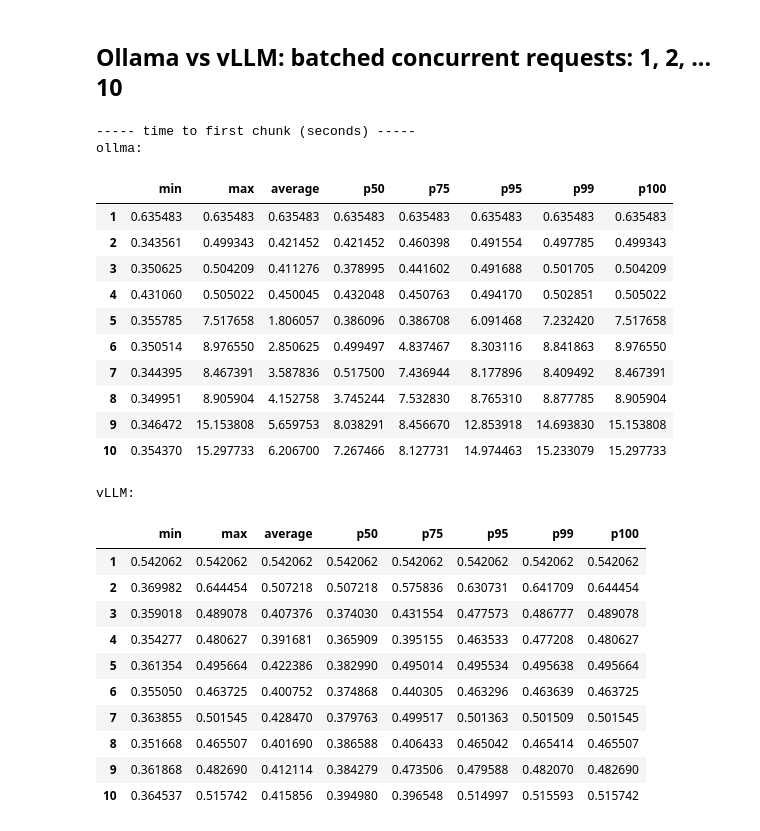
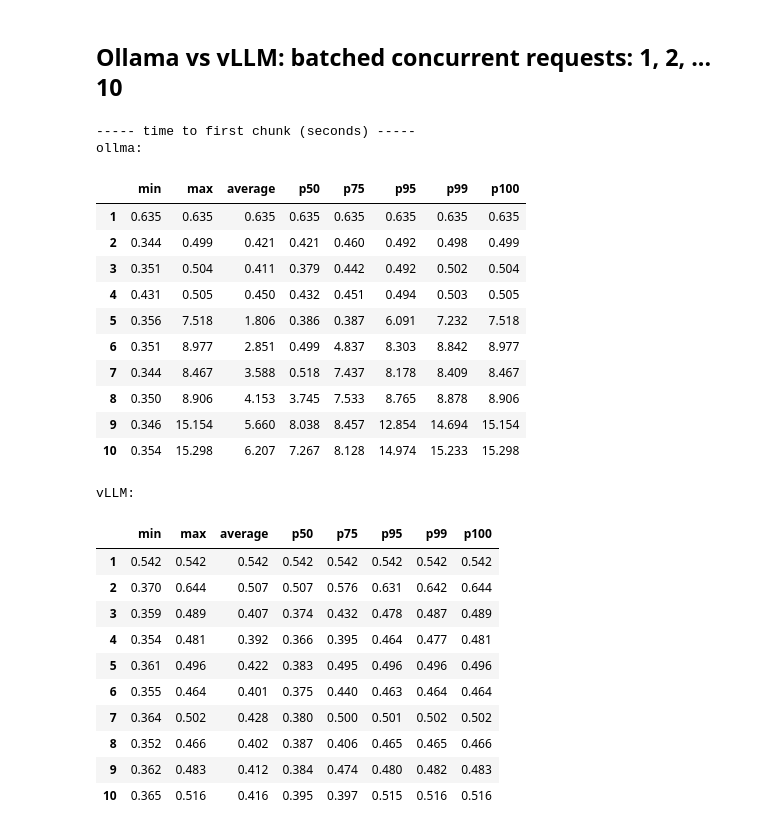
Before and after one commit to biraj-outspeed/ollama-vs-vllm, a Jupyter notebook: data/analysis.ipynb, the cells around one changed output. Drawn from its saved outputs; the diff is of its cells as text; code cells hidden in the pictures.

Commit message:
fix(analysis): round batched concurrency data

```diff
--- a/data/analysis.ipynb
+++ b/data/analysis.ipynb
@@ -182,35 +182,37 @@ def batched_json_to_df(file_path: str, field: str) -> pd.DataFrame:
 # %%
 print("----- time to first chunk (seconds) -----")
 print("ollma:")
-display(batched_json_to_df("./ollama/batched-concurrent-1-10-same-prompt-warm/stats.json", "timeToFirstChunk") / 1_000)
+ollama = (batched_json_to_df("./ollama/batched-concurrent-1-10-same-prompt-warm/stats.json", "timeToFirstChunk") / 1_000).round(3)
+display(ollama)
 print("vLLM:")
-display(batched_json_to_df("./vllm/batched-concurrent-1-10-same-prompt-warm/stats.json", "timeToFirstChunk") / 1_000)
+vllm = (batched_json_to_df("./vllm/batched-concurrent-1-10-same-prompt-warm/stats.json", "timeToFirstChunk") / 1_000).round(3)
+display
 # %% [output]
 ----- time to first chunk (seconds) -----
 ollma:
 |  | min | max | average | p50 | p75 | p95 | p99 | p100 |
-| 1 | 0.635483 | 0.635483 | 0.635483 | 0.635483 | 0.635483 | 0.635483 | 0.635483 | 0.635483 |
-| 2 | 0.343561 | 0.499343 | 0.421452 | 0.421452 | 0.460398 | 0.491554 | 0.497785 | 0.499343 |
-| 3 | 0.350625 | 0.504209 | 0.411276 | 0.378995 | 0.441602 | 0.491688 | 0.501705 | 0.504209 |
-| 4 | 0.431060 | 0.505022 | 0.450045 | 0.432048 | 0.450763 | 0.494170 | 0.502851 | 0.505022 |
-| 5 | 0.355785 | 7.517658 | 1.806057 | 0.386096 | 0.386708 | 6.091468 | 7.232420 | 7.517658 |
-| 6 | 0.350514 | 8.976550 | 2.850625 | 0.499497 | 4.837467 | 8.303116 | 8.841863 | 8.976550 |
-| 7 | 0.344395 | 8.467391 | 3.587836 | 0.517500 | 7.436944 | 8.177896 | 8.409492 | 8.467391 |
-| 8 | 0.349951 | 8.905904 | 4.152758 | 3.745244 | 7.532830 | 8.765310 | 8.877785 | 8.905904 |
-| 9 | 0.346472 | 15.153808 | 5.659753 | 8.038291 | 8.456670 | 12.853918 | 14.693830 | 15.153808 |
-| 10 | 0.354370 | 15.297733 | 6.206700 | 7.267466 | 8.127731 | 14.974463 | 15.233079 | 15.297733 |
+| 1 | 0.635 | 0.635 | 0.635 | 0.635 | 0.635 | 0.635 | 0.635 | 0.635 |
+| 2 | 0.344 | 0.499 | 0.421 | 0.421 | 0.460 | 0.492 | 0.498 | 0.499 |
+| 3 | 0.351 | 0.504 | 0.411 | 0.379 | 0.442 | 0.492 | 0.502 | 0.504 |
+| 4 | 0.431 | 0.505 | 0.450 | 0.432 | 0.451 | 0.494 | 0.503 | 0.505 |
+| 5 | 0.356 | 7.518 | 1.806 | 0.386 | 0.387 | 6.091 | 7.232 | 7.518 |
+| 6 | 0.351 | 8.977 | 2.851 | 0.499 | 4.837 | 8.303 | 8.842 | 8.977 |
+| 7 | 0.344 | 8.467 | 3.588 | 0.518 | 7.437 | 8.178 | 8.409 | 8.467 |
+| 8 | 0.350 | 8.906 | 4.153 | 3.745 | 7.533 | 8.765 | 8.878 | 8.906 |
+| 9 | 0.346 | 15.154 | 5.660 | 8.038 | 8.457 | 12.854 | 14.694 | 15.154 |
+| 10 | 0.354 | 15.298 | 6.207 | 7.267 | 8.128 | 14.974 | 15.233 | 15.298 |
 vLLM:
 |  | min | max | average | p50 | p75 | p95 | p99 | p100 |
-| 1 | 0.542062 | 0.542062 | 0.542062 | 0.542062 | 0.542062 | 0.542062 | 0.542062 | 0.542062 |
-| 2 | 0.369982 | 0.644454 | 0.507218 | 0.507218 | 0.575836 | 0.630731 | 0.641709 | 0.644454 |
-| 3 | 0.359018 | 0.489078 | 0.407376 | 0.374030 | 0.431554 | 0.477573 | 0.486777 | 0.489078 |
-| 4 | 0.354277 | 0.480627 | 0.391681 | 0.365909 | 0.395155 | 0.463533 | 0.477208 | 0.480627 |
-| 5 | 0.361354 | 0.495664 | 0.422386 | 0.382990 | 0.495014 | 0.495534 | 0.495638 | 0.495664 |
-| 6 | 0.355050 | 0.463725 | 0.400752 | 0.374868 | 0.440305 | 0.463296 | 0.463639 | 0.463725 |
-| 7 | 0.363855 | 0.501545 | 0.428470 | 0.379763 | 0.499517 | 0.501363 | 0.501509 | 0.501545 |
-| 8 | 0.351668 | 0.465507 | 0.401690 | 0.386588 | 0.406433 | 0.465042 | 0.465414 | 0.465507 |
-| 9 | 0.361868 | 0.482690 | 0.412114 | 0.384279 | 0.473506 | 0.479588 | 0.482070 | 0.482690 |
-| 10 | 0.364537 | 0.515742 | 0.415856 | 0.394980 | 0.396548 | 0.514997 | 0.515593 | 0.515742 |
+| 1 | 0.542 | 0.542 | 0.542 | 0.542 | 0.542 | 0.542 | 0.542 | 0.542 |
+| 2 | 0.370 | 0.644 | 0.507 | 0.507 | 0.576 | 0.631 | 0.642 | 0.644 |
+| 3 | 0.359 | 0.489 | 0.407 | 0.374 | 0.432 | 0.478 | 0.487 | 0.489 |
+| 4 | 0.354 | 0.481 | 0.392 | 0.366 | 0.395 | 0.464 | 0.477 | 0.481 |
+| 5 | 0.361 | 0.496 | 0.422 | 0.383 | 0.495 | 0.496 | 0.496 | 0.496 |
+| 6 | 0.355 | 0.464 | 0.401 | 0.375 | 0.440 | 0.463 | 0.464 | 0.464 |
+| 7 | 0.364 | 0.502 | 0.428 | 0.380 | 0.500 | 0.501 | 0.502 | 0.502 |
+| 8 | 0.352 | 0.466 | 0.402 | 0.387 | 0.406 | 0.465 | 0.465 | 0.466 |
+| 9 | 0.362 | 0.483 | 0.412 | 0.384 | 0.474 | 0.480 | 0.482 | 0.483 |
+| 10 | 0.365 | 0.516 | 0.416 | 0.395 | 0.397 | 0.515 | 0.516 | 0.516 |
 # %%
 print("----- tokens per second -----")
 print("ollma:")
```
Also changed, not shown: parts of 2 cells of this notebook.
